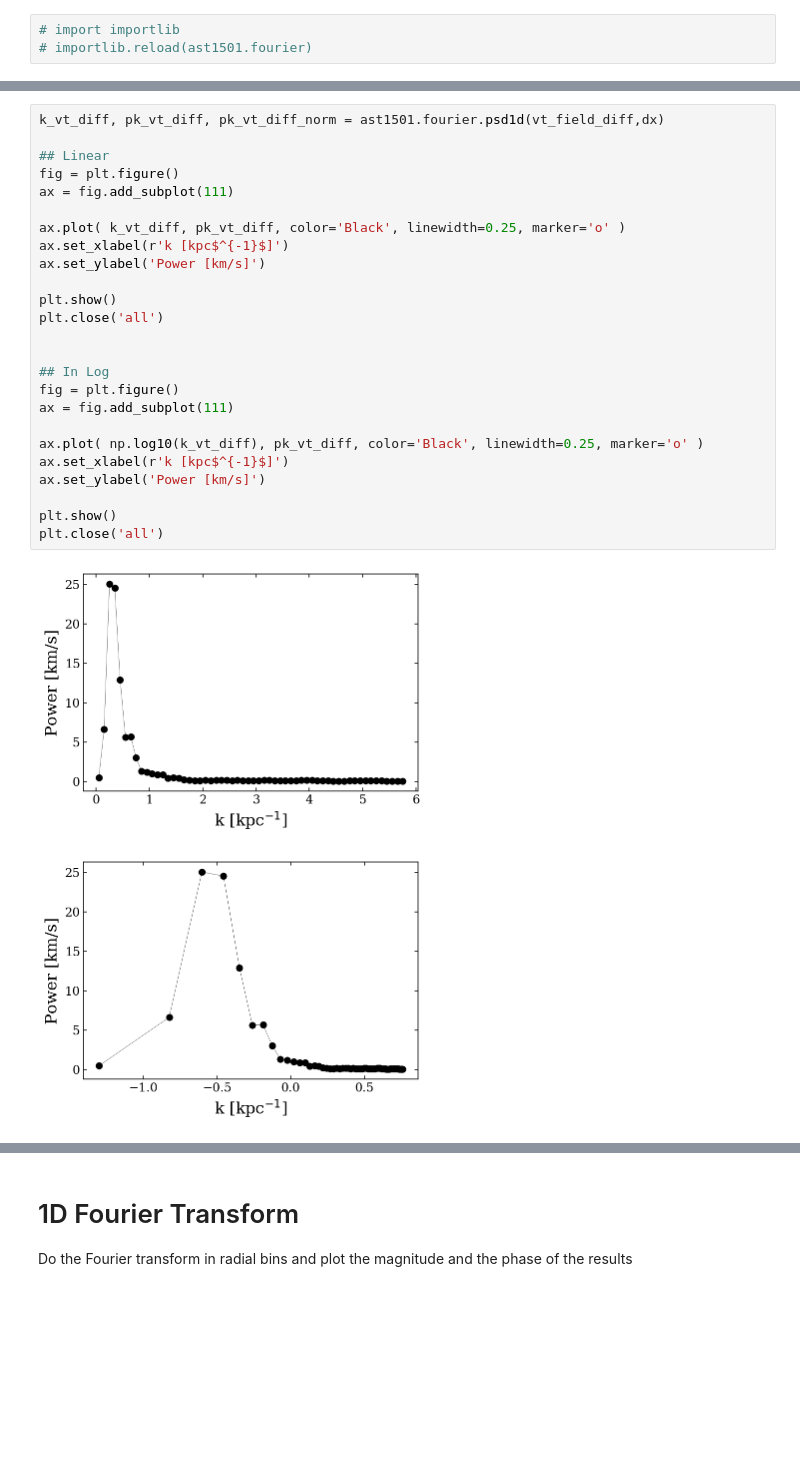
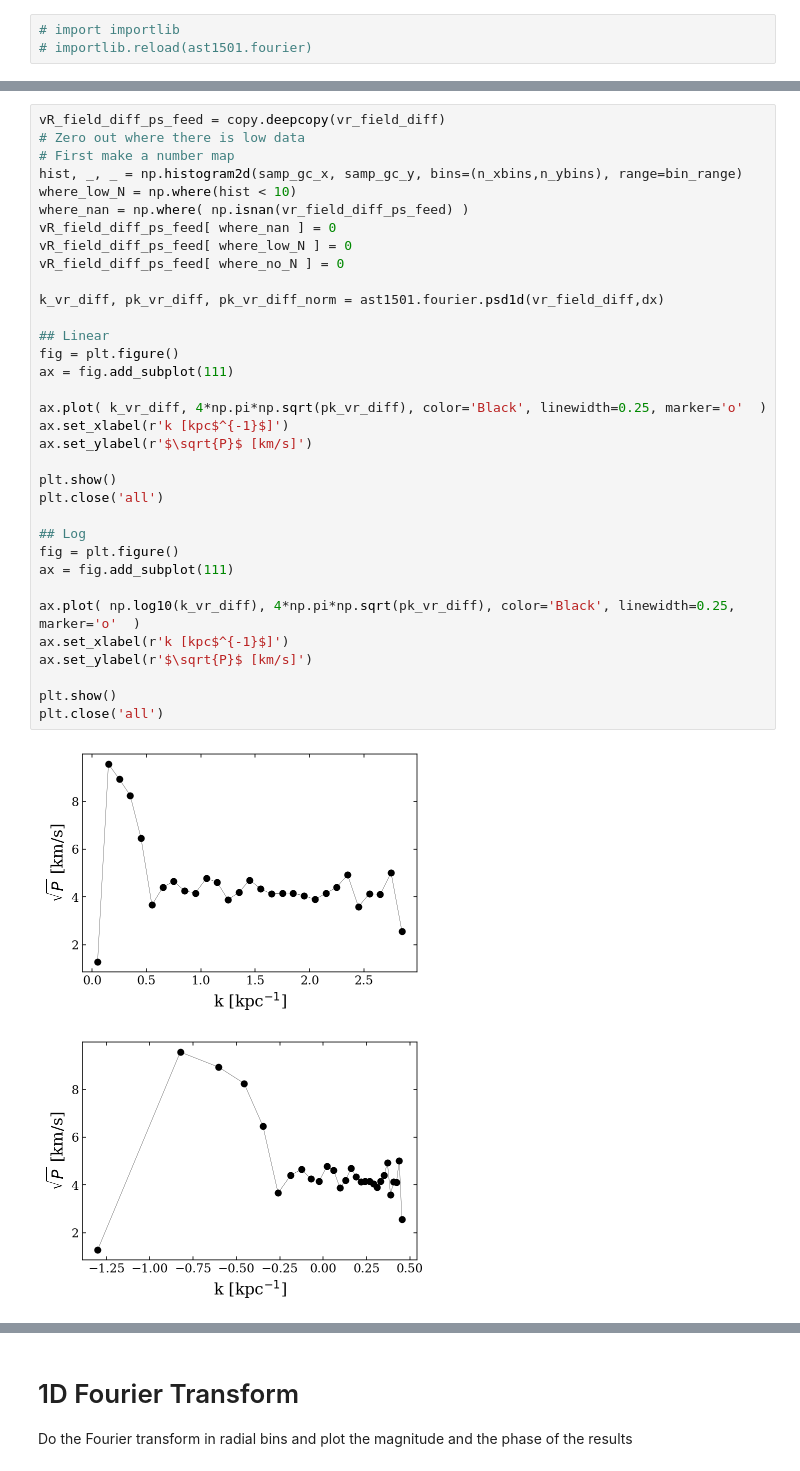
Before and after one commit to jamesmlane/AST1501, a Jupyter notebook: notebooks/7-power_spectrum/power_spectrum.ipynb, the cells around one changed output, grey strips where cells are left out. Cells and saved outputs as stored; diff of their text form; blank space fills up the shorter version.

```diff
--- a/notebooks/7-power_spectrum/power_spectrum.ipynb
+++ b/notebooks/7-power_spectrum/power_spectrum.ipynb
@@ -492,28 +811,37 @@ plt.close('all')
 # %%
-k_vt_diff, pk_vt_diff, pk_vt_diff_norm = ast1501.fourier.psd1d(vt_field_diff,dx)
+vR_field_diff_ps_feed = copy.deepcopy(vr_field_diff)
+# Zero out where there is low data
+# First make a number map
+hist, _, _ = np.histogram2d(samp_gc_x, samp_gc_y, bins=(n_xbins,n_ybins), range=bin_range)
+where_low_N = np.where(hist < 10)
+where_nan = np.where( np.isnan(vr_field_diff_ps_feed) )
+vR_field_diff_ps_feed[ where_nan ] = 0
+vR_field_diff_ps_feed[ where_low_N ] = 0
+vR_field_diff_ps_feed[ where_no_N ] = 0
+
+k_vr_diff, pk_vr_diff, pk_vr_diff_norm = ast1501.fourier.psd1d(vr_field_diff,dx)
 
 ## Linear
 fig = plt.figure()
 ax = fig.add_subplot(111)
 
-ax.plot( k_vt_diff, pk_vt_diff, color='Black', linewidth=0.25, marker='o' )
+ax.plot( k_vr_diff, 4*np.pi*np.sqrt(pk_vr_diff), color='Black', linewidth=0.25, marker='o'  )
 ax.set_xlabel(r'k [kpc$^{-1}$]')
-ax.set_ylabel('Power [km/s]')
+ax.set_ylabel(r'$\sqrt{P}$ [km/s]')
 
 plt.show()
 plt.close('all')
 
-
-## In Log
+## Log
 fig = plt.figure()
 ax = fig.add_subplot(111)
 
-ax.plot( np.log10(k_vt_diff), pk_vt_diff, color='Black', linewidth=0.25, marker='o' )
+ax.plot( np.log10(k_vr_diff), 4*np.pi*np.sqrt(pk_vr_diff), color='Black', linewidth=0.25, marker='o'  )
 ax.set_xlabel(r'k [kpc$^{-1}$]')
-ax.set_ylabel('Power [km/s]')
+ax.set_ylabel(r'$\sqrt{P}$ [km/s]')
 
 plt.show()
 plt.close('all')
 # %% [output]
-[figure, old version]
+[figure, new version]
-[figure, old version]
+[figure, new version]
```
Also changed, not shown: parts of 31 cells of this notebook, 12 other files.
